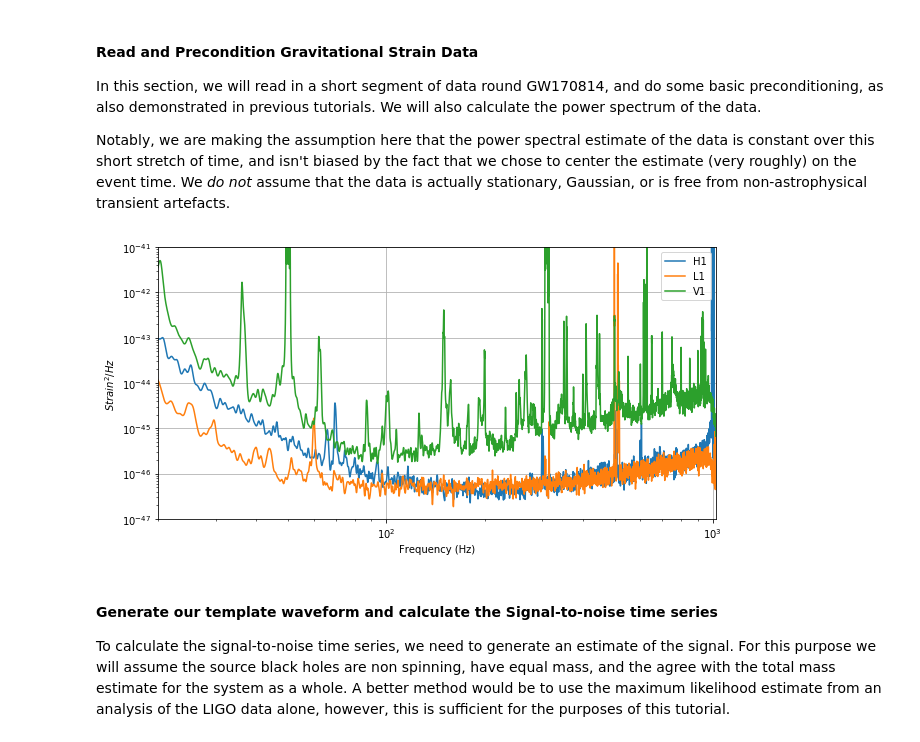
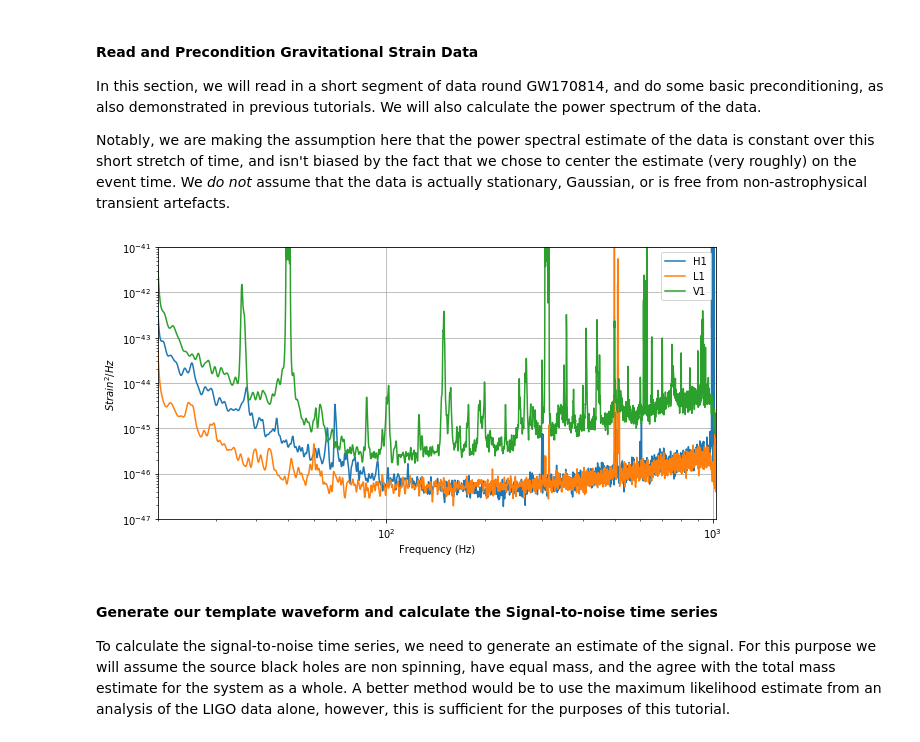
Before and after one commit to gwastro/PyCBC-Tutorials, a Jupyter notebook: tutorial/4_ChisqSignificance.ipynb, the cells around one changed output. Drawn from its saved outputs; the diff is of its cells as text; code cells hidden in the pictures.

```diff
--- a/tutorial/4_ChisqSignificance.ipynb
+++ b/tutorial/4_ChisqSignificance.ipynb
@@ -107,35 +107,35 @@ ifos = ['H1', 'L1', 'V1']
 data = {}
 psd = {}
 
 pylab.figure(figsize=[10, 5])
 
 for ifo in ifos:
     # Read in and precondition the data
     ts = m.strain(ifo).highpass_fir(15, 512)
     data[ifo] = resample_to_delta_t(ts, 1.0/2048).crop(2, 2)
 
     # Estimate the power spectral density of the data
     # This chooses to use 2s samples in the PSD estimate.
     # One should note that the tradeoff in segment length is that
     # resolving narrow lines becomes more difficult.
     p = data[ifo].psd(2)
     p = interpolate(p, data[ifo].delta_f)
-    p = inverse_spectrum_truncation(p, 2 * data[ifo].sample_rate, low_frequency_cutoff=15.0)
+    p = inverse_spectrum_truncation(p, 2 * data[ifo].sample_rate, low_frequency_cutoff=20.0)
     psd[ifo] = p
 
     pylab.plot(psd[ifo].sample_frequencies, psd[ifo], label=ifo)
 
 pylab.yscale('log')
 pylab.xscale('log')
 pylab.ylim(1e-47, 1e-41)
 pylab.xlim(20, 1024)
 pylab.ylabel('$Strain^2 / Hz$')
 pylab.xlabel('Frequency (Hz)')
 pylab.grid()
 pylab.legend()
 pylab.show()
 # %% [output]
-[figure, old version]
+[figure, new version]
 # %% [markdown]
 #### Generate our template waveform and calculate the Signal-to-noise time series ####
 
```
Also changed, not shown: parts of 10 cells of this notebook, 3 other files.
